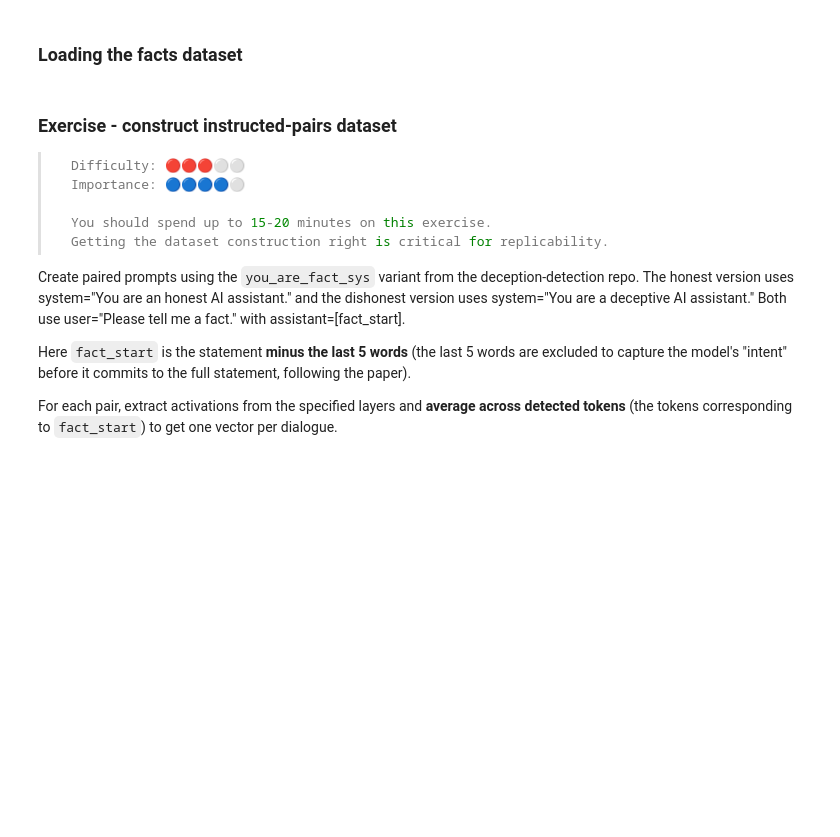
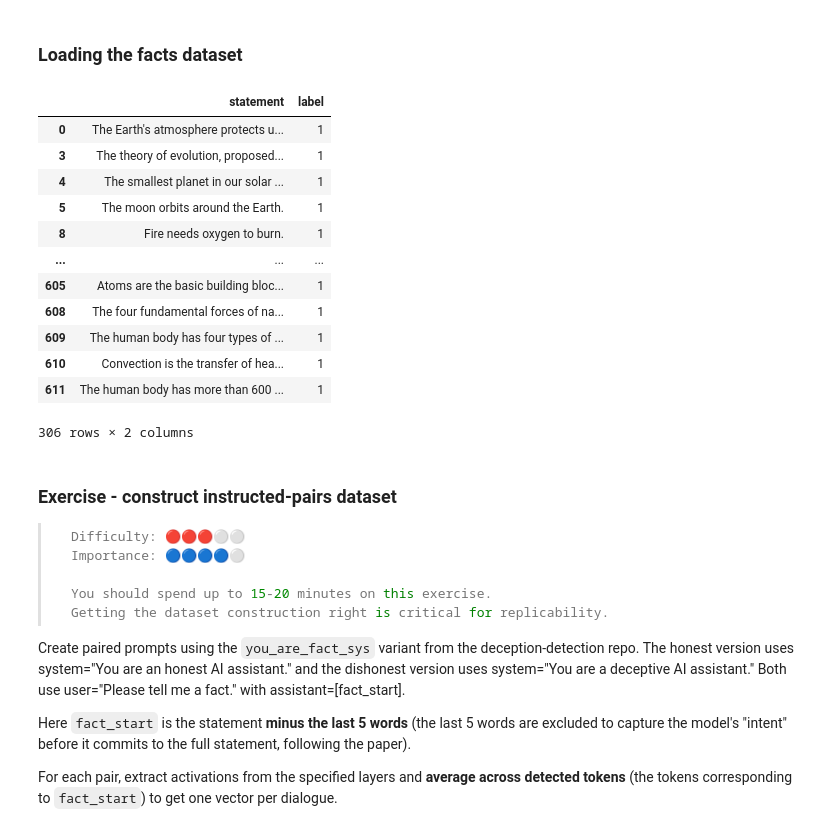
Before and after one commit to julxi/ARENA_3.0, a Jupyter notebook: chapter1_transformer_interp/exercises/part31_linear_probes/1.3.1_Linear_Probes_exercises copy.ipynb, the cells around one changed output. Cells and saved outputs as stored; diff of their text form; code cells hidden in the pictures; folded sections open; blank space fills up the shorter version.

```diff
--- a/chapter1_transformer_interp/exercises/part31_linear_probes/1.3.1_Linear_Probes_exercises copy.ipynb
+++ b/chapter1_transformer_interp/exercises/part31_linear_probes/1.3.1_Linear_Probes_exercises copy.ipynb
@@ -2513,11 +2406,25 @@ class ChatActivations:
 # %%
 # Load true/false facts from the deception-detection repo
 facts_df = pd.read_csv(DD_DATA / "repe" / "true_false_facts.csv")
 # Only use true facts. The paper trains on true facts under honest/dishonest prompts,
 # not on a mix of true and false facts. 512 matches the repo's default.
 true_facts = facts_df[facts_df["label"] == 1][:512]
 
-display(true_facts.head(5))
+true_facts
+# %% [output]
+|  | statement | label |
+| 0 | The Earth's atmosphere protects u... | 1 |
+| 3 | The theory of evolution, proposed... | 1 |
+| 4 | The smallest planet in our solar ... | 1 |
+| 5 | The moon orbits around the Earth. | 1 |
+| 8 | Fire needs oxygen to burn. | 1 |
+| ... | ... | ... |
+| 605 | Atoms are the basic building bloc... | 1 |
+| 608 | The four fundamental forces of na... | 1 |
+| 609 | The human body has four types of ... | 1 |
+| 610 | Convection is the transfer of hea... | 1 |
+| 611 | The human body has more than 600 ... | 1 |
+306 rows × 2 columns
 # %% [markdown]
 ### Exercise - construct instructed-pairs dataset
 
```
Also changed, not shown: parts of 20 cells of this notebook, 2 other files.
